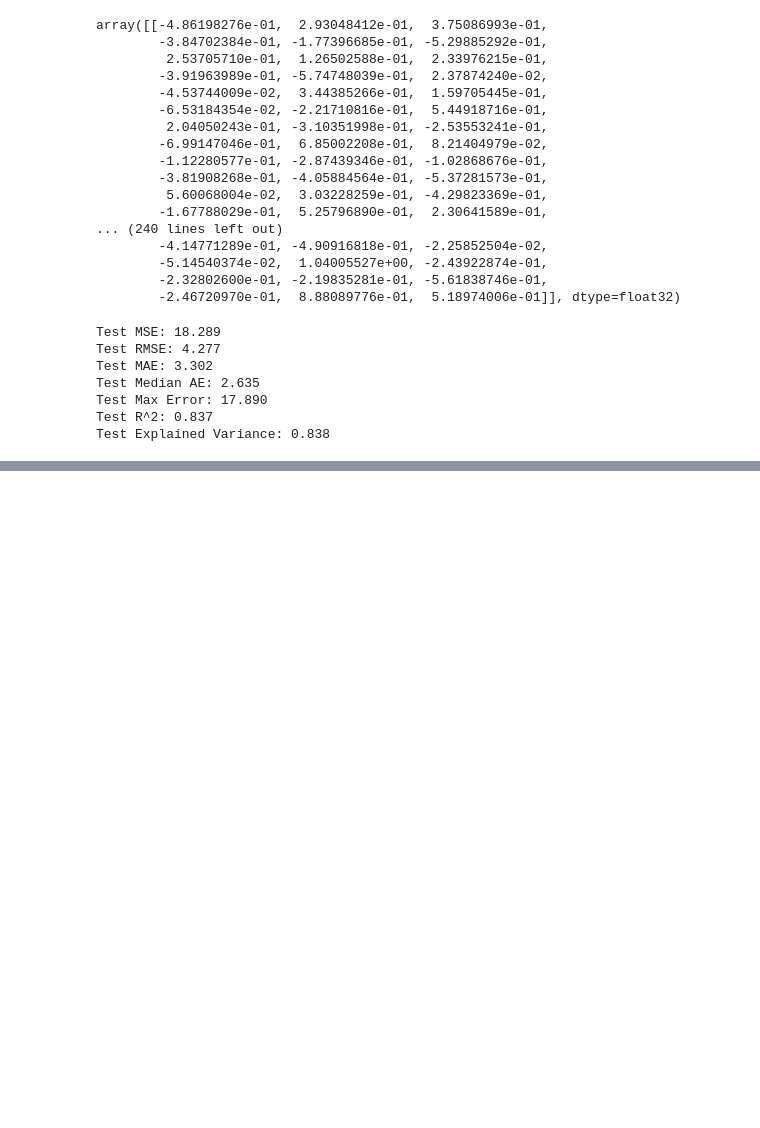
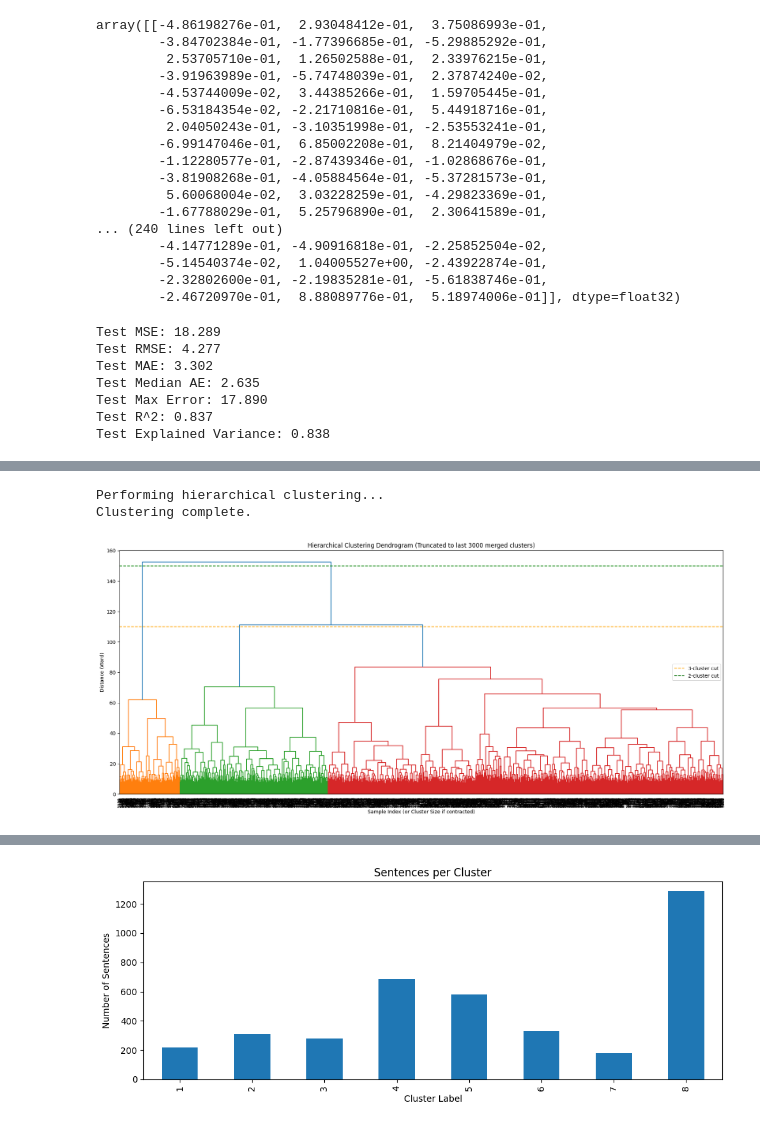
Before and after one commit to LarsHeijnennn/Internship, a Jupyter notebook: modeling/hierarchical.ipynb, the cells around one changed output, grey strips where cells are left out. Cells and saved outputs as stored; diff of their text form; code cells hidden in the pictures; blank space fills up the shorter version.

```diff
--- a/modeling/hierarchical.ipynb
+++ b/modeling/hierarchical.ipynb
@@ -257,0 +268,79 @@ to obtain a specific number of clusters and then examine the sentence length dis
+# %%
+import matplotlib.pyplot as plt
+from scipy.cluster.hierarchy import dendrogram, linkage, fcluster
+import pandas as pd
+import numpy as np
+
+def plot_dendrogram(linked, p_clusters_to_show=3000, cut_lines=None):
+    plt.figure(figsize=(18, 8))
+    plt.title(f'Hierarchical Clustering Dendrogram (Truncated to last {p_clusters_to_show} merged clusters)')
+    plt.xlabel('Sample Index (or Cluster Size if contracted)')
+    plt.ylabel('Distance (Ward)')
+    dendrogram(
+        linked,
+        truncate_mode='lastp',
+        p=p_clusters_to_show,
+        leaf_rotation=90.,
+        leaf_font_size=8.,
+        show_contracted=True,
+    )
+    if cut_lines:
+        for y, color, label in cut_lines:
+            plt.axhline(y=y, color=color, linestyle='--', label=label)
+    plt.legend()
+    plt.tight_layout()
+    plt.show()
+
+def get_sentence_lengths():
+    # Prefer filtered_sentence_lengths if available, else y
+    if 'filtered_sentence_lengths' in globals():
+        print("Using 'filtered_sentence_lengths' for sentence lengths.")
+        return filtered_sentence_lengths
+    elif 'y' in globals():
+        print("Using 'y' for sentence lengths.")
+        return y
+    else:
+        print("Sentence lengths variable ('filtered_sentence_lengths' or 'y') not found.")
+        print("Please ensure the cell that computes sentence lengths has been run.")
+        return []
+
+def analyze_clusters(linked, sentence_lengths, distance_threshold=60):
+    cluster_labels = fcluster(linked, t=distance_threshold, criterion='distance')
+    df_clusters = pd.DataFrame({
+        'sentence_length': sentence_lengths,
+        'cluster_label': cluster_labels
+    })
+    cluster_stats = df_clusters.groupby('cluster_label')['sentence_length'].agg(['mean', 'min', 'max', 'median', 'std'])
+    print("\nCluster statistics (sentence length):")
+    print(cluster_stats)
+    print("\nMean Sentence Length Per Cluster:")
+    print(cluster_stats['mean'])
+    print("\nNumber of Sentences Per Cluster:")
+    print(df_clusters['cluster_label'].value_counts().sort_index())
+    # Optional: plot cluster sizes
+    df_clusters['cluster_label'].value_counts().sort_index().plot(kind='bar', figsize=(10,4), title='Sentences per Cluster')
+    plt.xlabel('Cluster Label')
+    plt.ylabel('Number of Sentences')
+    plt.tight_layout()
+    plt.show()
+
+print("Performing hierarchical clustering...")
+linked = linkage(X_sentence_features, method='ward')
+print("Clustering complete.")
+
+plot_dendrogram(
+    linked,
+    p_clusters_to_show=3000,
+    cut_lines=[(110, 'orange', "3-cluster cut"), (150, 'green', "2-cluster cut")]
+)
+print("Dendrogram displayed.")
+
+sentence_lengths_for_clustering = get_sentence_lengths()
+if sentence_lengths_for_clustering:
+    analyze_clusters(linked, sentence_lengths_for_clustering, distance_threshold=60)
+else:
+    print("Could not compute mean length per cluster due to missing sentence lengths.")
+# %% [output]
+Performing hierarchical clustering...
+Clustering complete.
+[figure, added]
@@ -257,0 +364 @@ to obtain a specific number of clusters and then examine the sentence length dis
+[figure, added]
```
Also changed, not shown: parts of 3 cells of this notebook, 3 other files.
